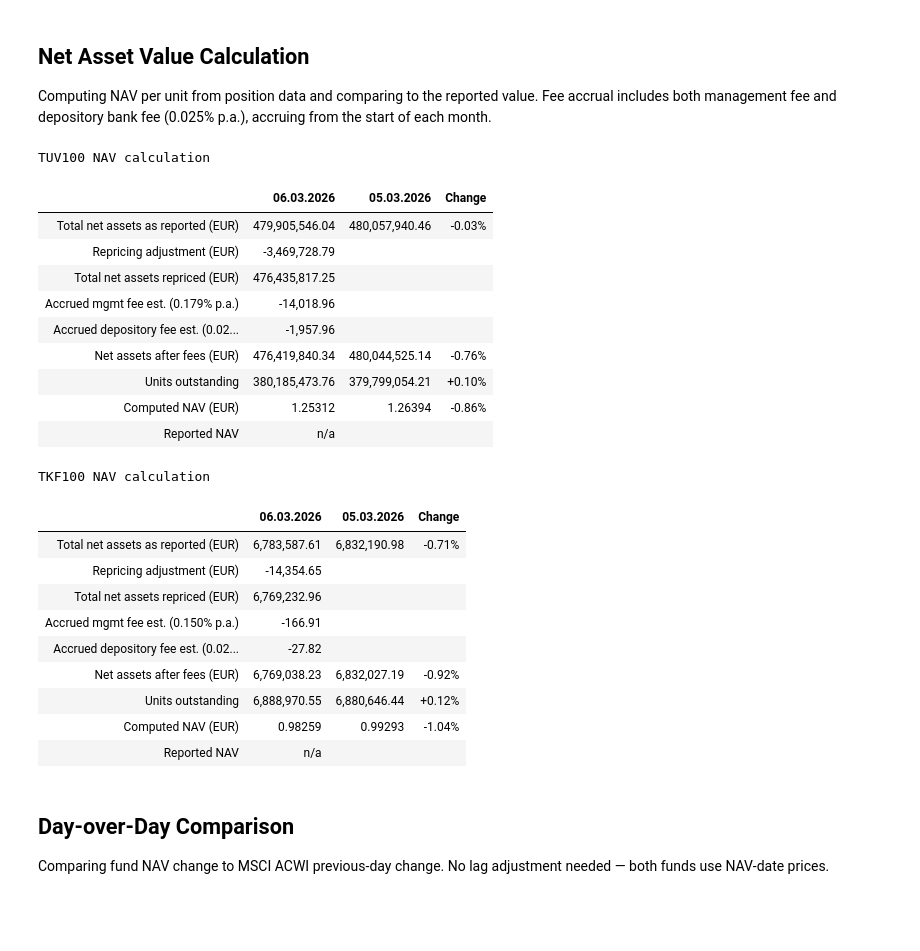
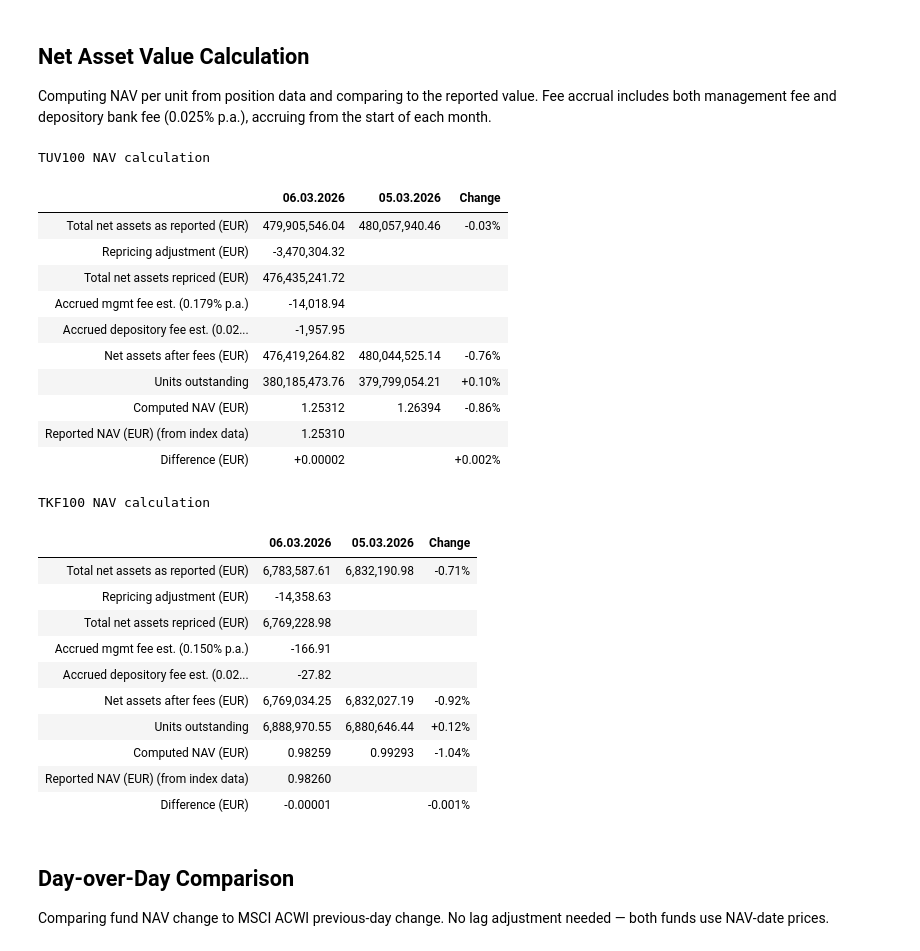
Before and after one commit to TulevaEE/reporting-engine, a Jupyter notebook: reports/adhoc/nav_check_equity.ipynb, the cells around one changed output. Cells and saved outputs as stored; diff of their text form; code cells hidden in the pictures; blank space fills up the shorter version.

```diff
--- a/reports/adhoc/nav_check_equity.ipynb
+++ b/reports/adhoc/nav_check_equity.ipynb
@@ -549,52 +583,55 @@ for fund in FUNDS:
         table_rows.append({'': 'Reported NAV', col_today: 'n/a', col_prev: '', 'Change': ''})
 
     table_df = pd.DataFrame(table_rows)
 
     ct = col_today
     def style_table(row, col_t=ct):
         styles = [''] * len(row)
         for i, col_name in enumerate(row.index):
             if col_name == col_t:
                 styles[i] = 'font-weight: bold'
             elif col_name == 'Change':
                 styles[i] = 'font-style: italic'
         return styles
 
     display(table_df.style
         .set_caption(f'{code} NAV calculation')
         .set_table_styles([{'selector': 'caption', 'props': [('font-weight', 'bold'), ('font-size', '1.1em'), ('text-align', 'left'), ('padding-bottom', '8px')]}])
         .apply(style_table, axis=1)
         .hide(axis='index'))
 
     # Store for later cells
     fd['computed_nav'] = computed_nav
+    fd['prev_computed_nav'] = prev_computed_nav
     fd['nav_diff_eur'] = nav_diff_eur
     fd['nav_diff_pct'] = nav_diff_pct
     fd['total_accrual'] = total_accrual
     fd['total_units'] = position_units
 # %% [output]
 TUV100 NAV calculation
 |  | 06.03.2026 | 05.03.2026 | Change |
 | Total net assets as reported (EUR) | 479,905,546.04 | 480,057,940.46 | -0.03% |
-| Repricing adjustment (EUR) | -3,469,728.79 |  |  |
-| Total net assets repriced (EUR) | 476,435,817.25 |  |  |
-| Accrued mgmt fee est. (0.179% p.a.) | -14,018.96 |  |  |
-| Accrued depository fee est. (0.02... | -1,957.96 |  |  |
-| Net assets after fees (EUR) | 476,419,840.34 | 480,044,525.14 | -0.76% |
+| Repricing adjustment (EUR) | -3,470,304.32 |  |  |
+| Total net assets repriced (EUR) | 476,435,241.72 |  |  |
+| Accrued mgmt fee est. (0.179% p.a.) | -14,018.94 |  |  |
+| Accrued depository fee est. (0.02... | -1,957.95 |  |  |
+| Net assets after fees (EUR) | 476,419,264.82 | 480,044,525.14 | -0.76% |
 | Units outstanding | 380,185,473.76 | 379,799,054.21 | +0.10% |
 | Computed NAV (EUR) | 1.25312 | 1.26394 | -0.86% |
-| Reported NAV | n/a |  |  |
+| Reported NAV (EUR) (from index data) | 1.25310 |  |  |
+| Difference (EUR) | +0.00002 |  | +0.002% |
 TKF100 NAV calculation
 |  | 06.03.2026 | 05.03.2026 | Change |
 | Total net assets as reported (EUR) | 6,783,587.61 | 6,832,190.98 | -0.71% |
-| Repricing adjustment (EUR) | -14,354.65 |  |  |
-| Total net assets repriced (EUR) | 6,769,232.96 |  |  |
+| Repricing adjustment (EUR) | -14,358.63 |  |  |
+| Total net assets repriced (EUR) | 6,769,228.98 |  |  |
 | Accrued mgmt fee est. (0.150% p.a.) | -166.91 |  |  |
 | Accrued depository fee est. (0.02... | -27.82 |  |  |
-| Net assets after fees (EUR) | 6,769,038.23 | 6,832,027.19 | -0.92% |
+| Net assets after fees (EUR) | 6,769,034.25 | 6,832,027.19 | -0.92% |
 | Units outstanding | 6,888,970.55 | 6,880,646.44 | +0.12% |
 | Computed NAV (EUR) | 0.98259 | 0.99293 | -1.04% |
-| Reported NAV | n/a |  |  |
+| Reported NAV (EUR) (from index data) | 0.98260 |  |  |
+| Difference (EUR) | -0.00001 |  | -0.001% |
 # %% [markdown]
 ## Day-over-Day Comparison
 
```
Also changed, not shown: parts of 4 cells of this notebook, 1 other file.
